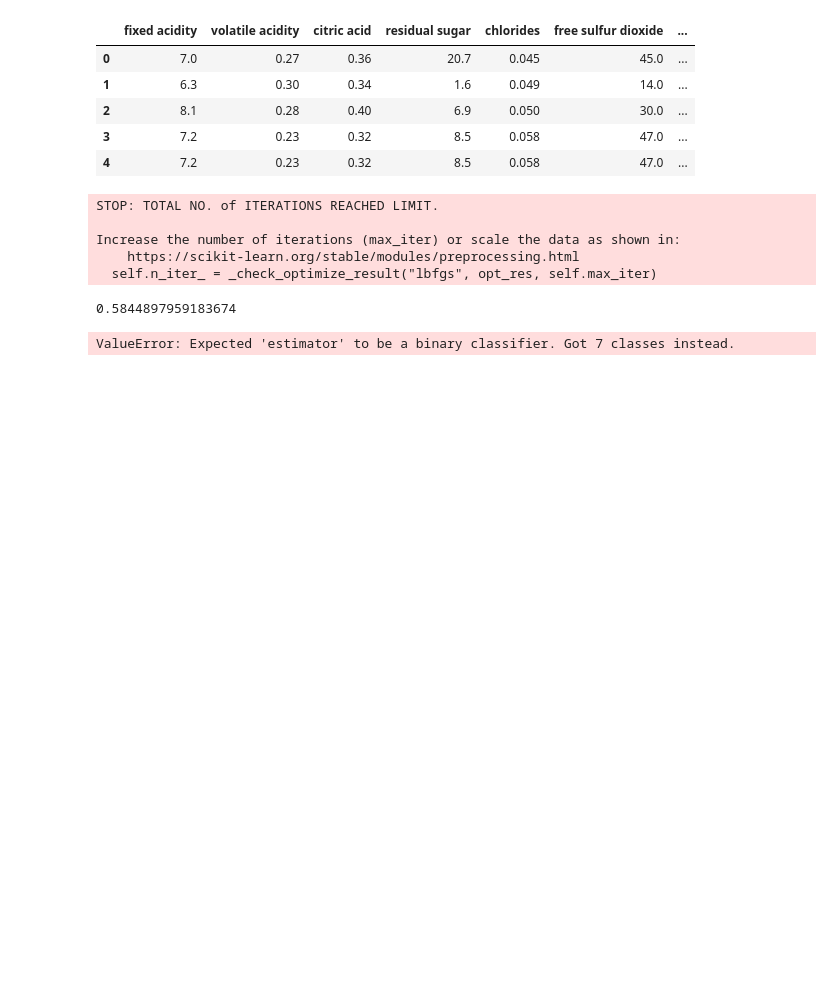
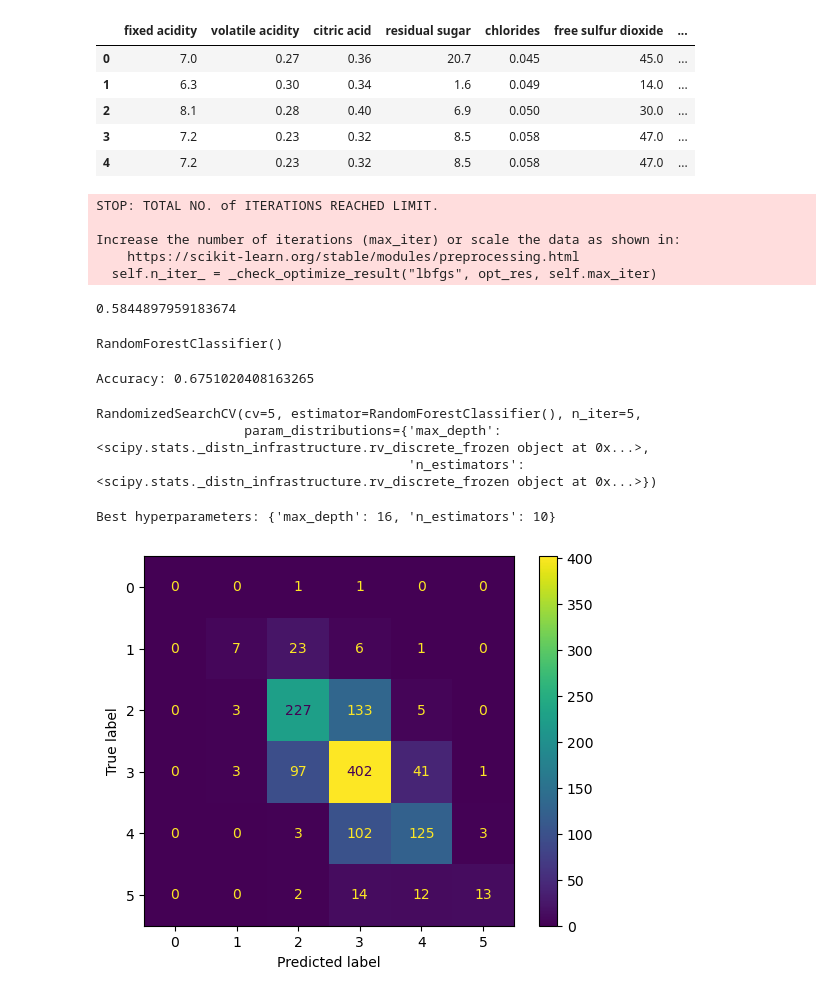
Before and after one commit to rohbot25/WineData, a Jupyter notebook: MachineLearning.ipynb, the cells around one changed output. Drawn from its saved outputs; the diff is of its cells as text; code cells hidden in the pictures; blank space fills up the shorter version.

Commit message:
randomForests

```diff
--- a/MachineLearning.ipynb
+++ b/MachineLearning.ipynb
@@ -48,4 +54,7 @@ Increase the number of iterations (max_iter) or scale the data as shown in:
 # %%
-disp = RocCurveDisplay.from_estimator(model, X_test, y_test)
+X_train, X_test, y_train, y_test = train_test_split(X, y,random_state=1)
-# %% [output]
-ValueError: Expected 'estimator' to be a binary classifier. Got 7 classes instead.
+# %%
+rf = RandomForestClassifier()
+rf.fit(X_train, y_train)
+# %% [output]
+RandomForestClassifier()
@@ -51,0 +63,42 @@ ValueError: Expected 'estimator' to be a binary classifier. Got 7 classes instea
+# %%
+accuracy = accuracy_score(y_test, y_pred)
+print("Accuracy:", accuracy)
+# %% [output]
+Accuracy: 0.6751020408163265
+# %%
+param_dist = {'n_estimators': randint(1,len(X_train.axes[1])),
+              'max_depth': randint(1,20)}
+
+# Create a random forest classifier
+rf = RandomForestClassifier()
+
+# Use random search to find the best hyperparameters
+rand_search = RandomizedSearchCV(rf,
+                                 param_distributions = param_dist,
+                                 n_iter=5,
+                                 cv=5)
+
+# Fit the random search object to the data
+rand_search.fit(X_train, y_train)
+# %% [output]
+RandomizedSearchCV(cv=5, estimator=RandomForestClassifier(), n_iter=5,
+                   param_distributions={'max_depth': <scipy.stats._distn_infrastructure.rv_discrete_frozen object at 0x...>,
+                                        'n_estimators': <scipy.stats._distn_infrastructure.rv_discrete_frozen object at 0x...>})
+# %%
+# Create a variable for the best model
+best_rf = rand_search.best_estimator_
+
+# Print the best hyperparameters
+print('Best hyperparameters:',  rand_search.best_params_)
+# %% [output]
+Best hyperparameters: {'max_depth': 16, 'n_estimators': 10}
+# %%
+# Generate predictions with the best model
+y_pred = best_rf.predict(X_test)
+
+# Create the confusion matrix
+cm = confusion_matrix(y_test, y_pred)
+
+ConfusionMatrixDisplay(confusion_matrix=cm).plot();
+# %% [output]
+[figure, added]
```
Also changed, not shown: parts of 3 cells of this notebook.
